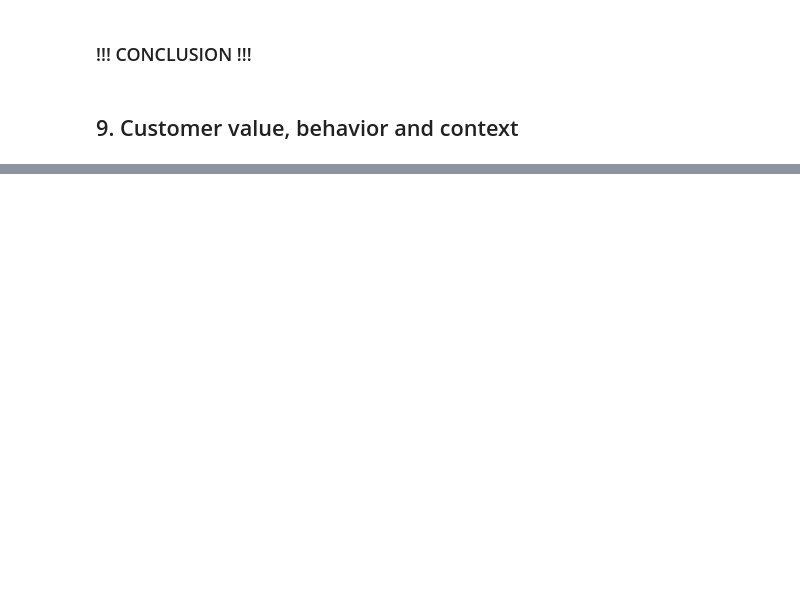
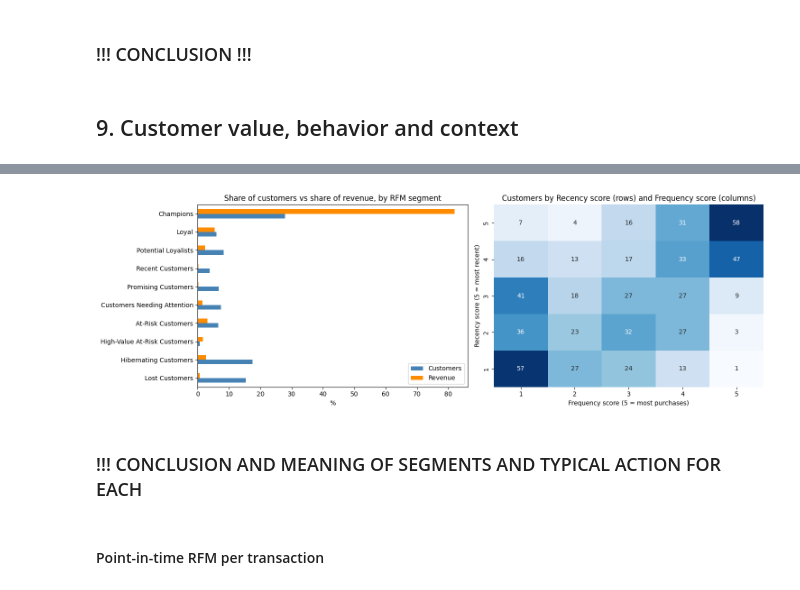
Before and after one commit to luisrafaelsoeiro/ETAI_Project, a Jupyter notebook: exploration.ipynb, the cells around one changed output, grey strips where cells are left out. Saved outputs shown, nothing was run; the diff lists cells and outputs as text; code cells hidden in the pictures; blank space fills up the shorter version.

Commit message:
explore just missing some conclusions

```diff
--- a/exploration.ipynb
+++ b/exploration.ipynb
@@ -2628,0 +2669,9 @@ for name, df in [("train", train_merged), ("test", test_merged)]:
+# %%
+# Is the concentration stable over time?  (each year uses only that year's revenue)
+rows = []
+for year, d in tx_train.groupby(tx_train["purchase_date"].dt.year):
+    rows.append(pareto_summary(customer_revenue(d), str(year)))
+yearly_concentration = pd.DataFrame(rows).set_index("dataset")[
+    ["customers", "gini", "top 10% revenue share (%)", "top 20% revenue share (%)"]
+]
+display(yearly_concentration.round(2))
@@ -2628,0 +2834,49 @@ for name, df in [("train", train_merged), ("test", test_merged)]:
+# %%
+
+fig, axes = plt.subplots(1, 2, figsize=(15, 5))
+
+# Customers vs revenue by segment
+plot_seg = segments[["customers_%", "revenue_%"]][::-1]
+
+plot_seg.plot(
+    kind="barh",
+    ax=axes[0],
+    color=["steelblue", "darkorange"]
+)
+
+axes[0].set_title("Share of customers vs share of revenue, by RFM segment")
+axes[0].set_xlabel("%")
+axes[0].set_ylabel("")
+axes[0].legend(["Customers", "Revenue"])
+
+# R x F grid
+grid = pd.crosstab(
+    rfm_life["R"],
+    rfm_life["F"]
+).reindex(
+    index=range(5, 0, -1),
+    columns=range(1, 6),
+    fill_value=0
+)
+
+sns.heatmap(
+    grid,
+    annot=True,
+    fmt="d",
+    cmap="Blues",
+    ax=axes[1],
+    cbar=False
+)
+
+axes[1].set_title("Customers by Recency score (rows) and Frequency score (columns)")
+axes[1].set_xlabel("Frequency score (5 = most purchases)")
+axes[1].set_ylabel("Recency score (5 = most recent)")
+
+plt.tight_layout()
+plt.show()
+# %% [output]
+[figure, added]
+# %% [markdown]
+### !!! CONCLUSION AND MEANING OF SEGMENTS AND TYPICAL ACTION FOR EACH
+# %% [markdown]
+#### Point-in-time RFM per transaction
```
Also changed, not shown: parts of 66 cells of this notebook.
